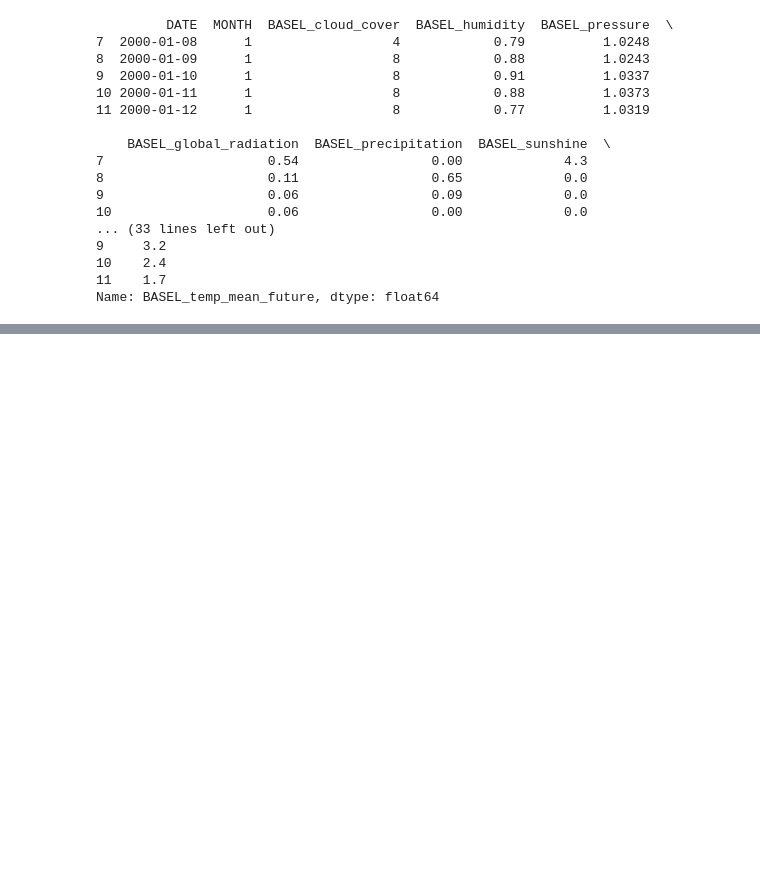
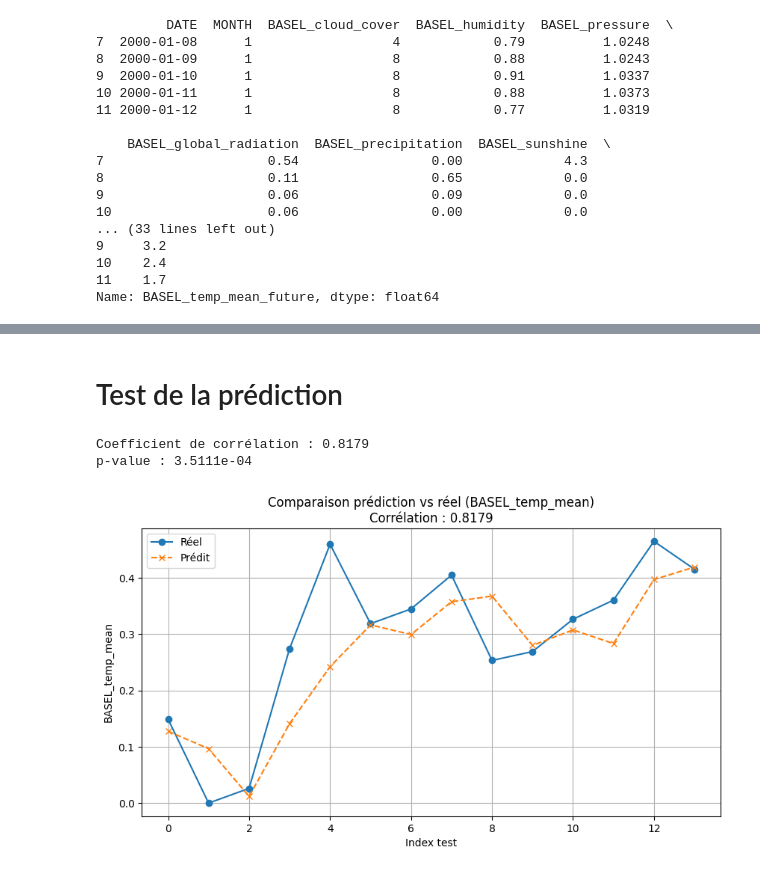
Before and after one commit to redragon57/Projet-machine-learning-Pro, a Jupyter notebook: DeepWeather/Main.ipynb, the cells around one changed output, grey strips where cells are left out. Cells and saved outputs as stored; diff of their text form; code cells hidden in the pictures; blank space fills up the shorter version.

Commit message:
Première Tentative avec un LSTM

```diff
--- a/DeepWeather/Main.ipynb
+++ b/DeepWeather/Main.ipynb
@@ -57,0 +137,20 @@ Name: BASEL_temp_mean_future, dtype: float64
+# %%
+# Charger et préparer les données
+df = pd.read_csv("weather_prediction_dataset.csv")
+df["DATE"] = pd.to_datetime(df["DATE"], format="%Y%m%d")
+df = df.drop(columns=["DATE", "MONTH"])  # garder uniquement variables numériques
+df = df.dropna()
+
+
+# Split train/testtarget_col="BASEL_temp_mean"
+target_col="BASEL_temp_mean"
+seq_len=14
+horizon=1
+batch_size=32
+test_size=14
+train_dataset = WeatherDataset(df, target_col, seq_len, horizon, split="train", test_size=test_size)
+test_dataset  = WeatherDataset(df, target_col, seq_len, horizon, split="test", test_size=test_size)
+train_loader = DataLoader(train_dataset, batch_size, shuffle=True)
+test_loader  = DataLoader(test_dataset, batch_size, shuffle=False)
+
+model = train_lstm_model(train_loader)
@@ -57,0 +178,30 @@ Name: BASEL_temp_mean_future, dtype: float64
+# %% [markdown]
+# Test de la prédiction
+# %%
+import numpy as np
+from scipy.stats import pearsonr
+import matplotlib.pyplot as plt
+
+# Supposons que preds et reals sont déjà des listes aplaties comme avant
+preds_array = np.array(preds)
+reals_array = np.array(reals)
+
+# Coefficient de corrélation de Pearson
+corr_coef, p_value = pearsonr(reals_array, preds_array)
+print(f"Coefficient de corrélation : {corr_coef:.4f}")
+print(f"p-value : {p_value:.4e}")
+
+# Graphique pour visualiser
+plt.figure(figsize=(10,5))
+plt.plot(range(len(reals_array)), reals_array, label="Réel", marker="o")
+plt.plot(range(len(preds_array)), preds_array, label="Prédit", marker="x", linestyle="--")
+plt.title(f"Comparaison prédiction vs réel ({target_col})\nCorrélation : {corr_coef:.4f}")
+plt.xlabel("Index test")
+plt.ylabel(target_col)
+plt.legend()
+plt.grid(True)
+plt.show()
+# %% [output]
+Coefficient de corrélation : 0.8179
+p-value : 3.5111e-04
+[figure, added]
```
Also changed, not shown: parts of 7 cells of this notebook.
